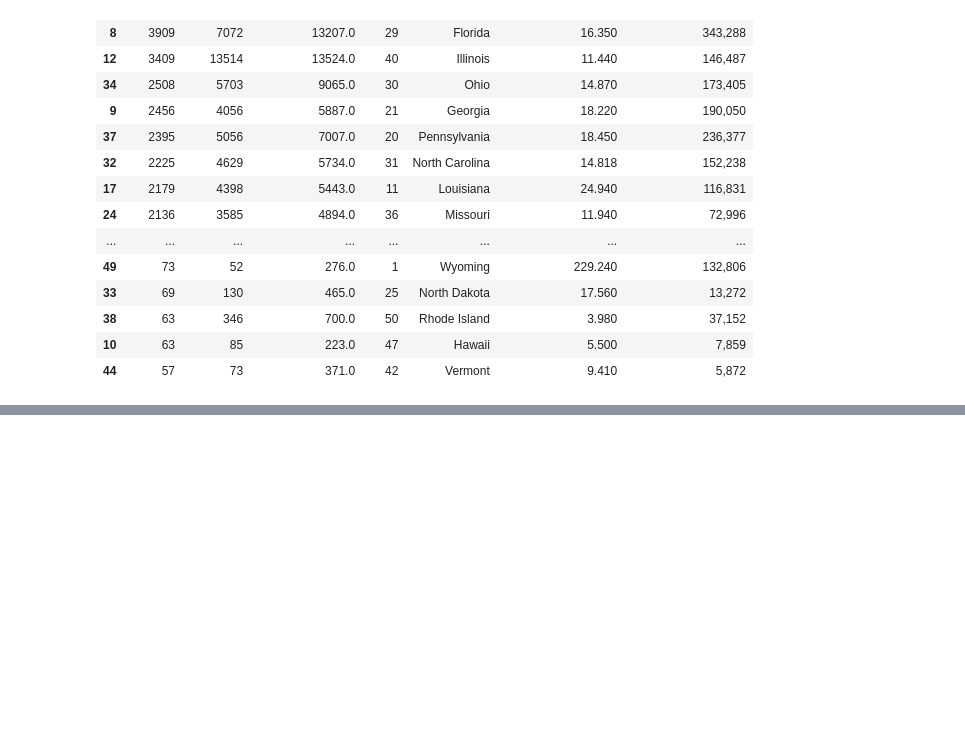
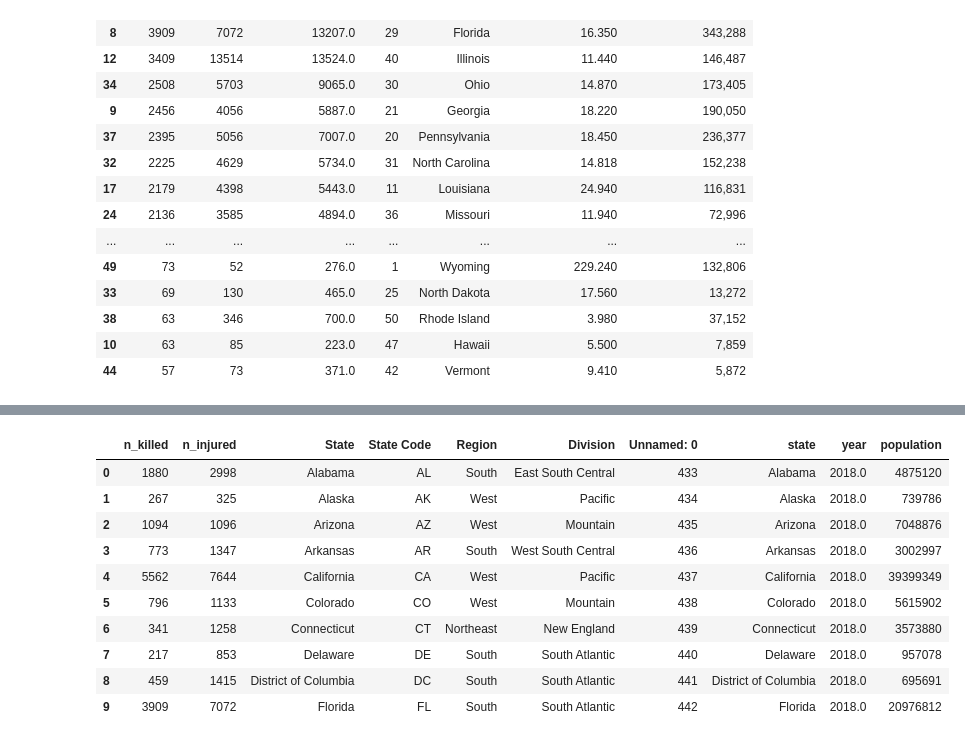
Before and after one commit to usefulmove/code, a Jupyter notebook: guns/guns.ipynb, the cells around one changed output, grey strips where cells are left out. Drawn from its saved outputs; the diff is of its cells as text; code cells hidden in the pictures; blank space fills up the shorter version.

```diff
--- a/guns/guns.ipynb
+++ b/guns/guns.ipynb
@@ -131,0 +165,20 @@ data.groupby("state")[["state", "n_killed", "n_injured", "n_guns_involved"]] \
+# %%
+data_states = data[["state", "n_killed", "n_injured"]] \
+    .groupby("state") \
+    .aggregate("sum") \
+    .merge(states, left_on="state", right_on="State") \
+    .merge(population[population.year == 2018], left_on="State", right_on="state")
+
+display(data_states.head(10))
+# %% [output]
+|  | n_killed | n_injured | State | State Code | Region | Division | Unnamed: 0 | state | year | population |
+| 0 | 1880 | 2998 | Alabama | AL | South | East South Central | 433 | Alabama | 2018.0 | 4875120 |
+| 1 | 267 | 325 | Alaska | AK | West | Pacific | 434 | Alaska | 2018.0 | 739786 |
+| 2 | 1094 | 1096 | Arizona | AZ | West | Mountain | 435 | Arizona | 2018.0 | 7048876 |
+| 3 | 773 | 1347 | Arkansas | AR | South | West South Central | 436 | Arkansas | 2018.0 | 3002997 |
+| 4 | 5562 | 7644 | California | CA | West | Pacific | 437 | California | 2018.0 | 39399349 |
+| 5 | 796 | 1133 | Colorado | CO | West | Mountain | 438 | Colorado | 2018.0 | 5615902 |
+| 6 | 341 | 1258 | Connecticut | CT | Northeast | New England | 439 | Connecticut | 2018.0 | 3573880 |
+| 7 | 217 | 853 | Delaware | DE | South | South Atlantic | 440 | Delaware | 2018.0 | 957078 |
+| 8 | 459 | 1415 | District of Columbia | DC | South | South Atlantic | 441 | District of Columbia | 2018.0 | 695691 |
+| 9 | 3909 | 7072 | Florida | FL | South | South Atlantic | 442 | Florida | 2018.0 | 20976812 |
```
Also changed, not shown: parts of 7 cells of this notebook.
